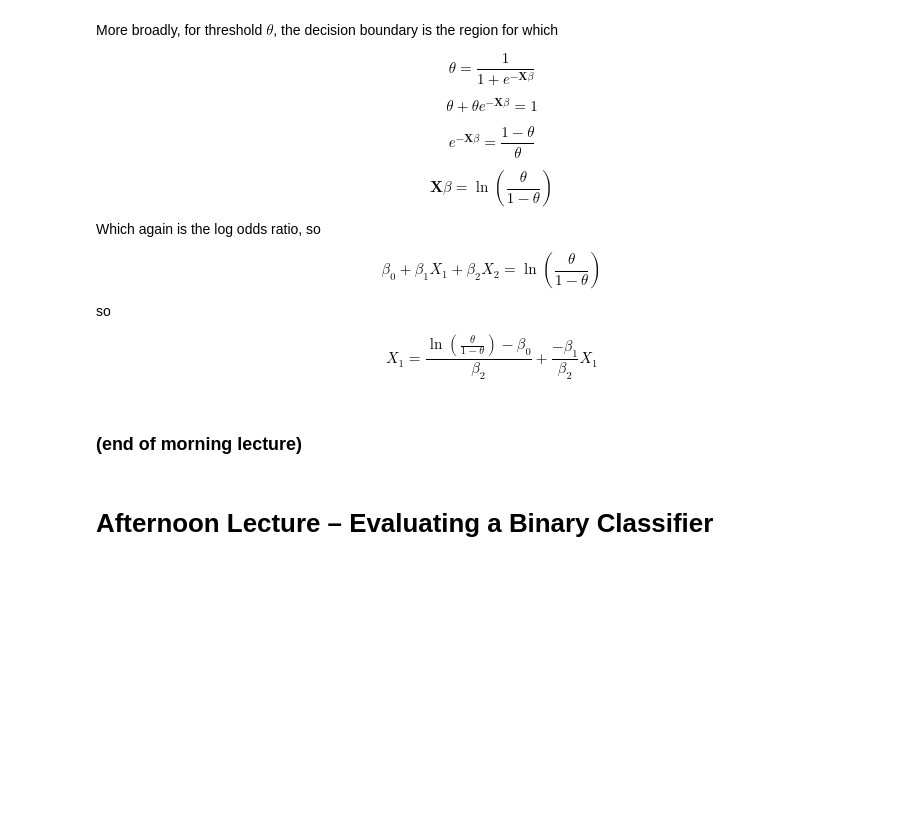
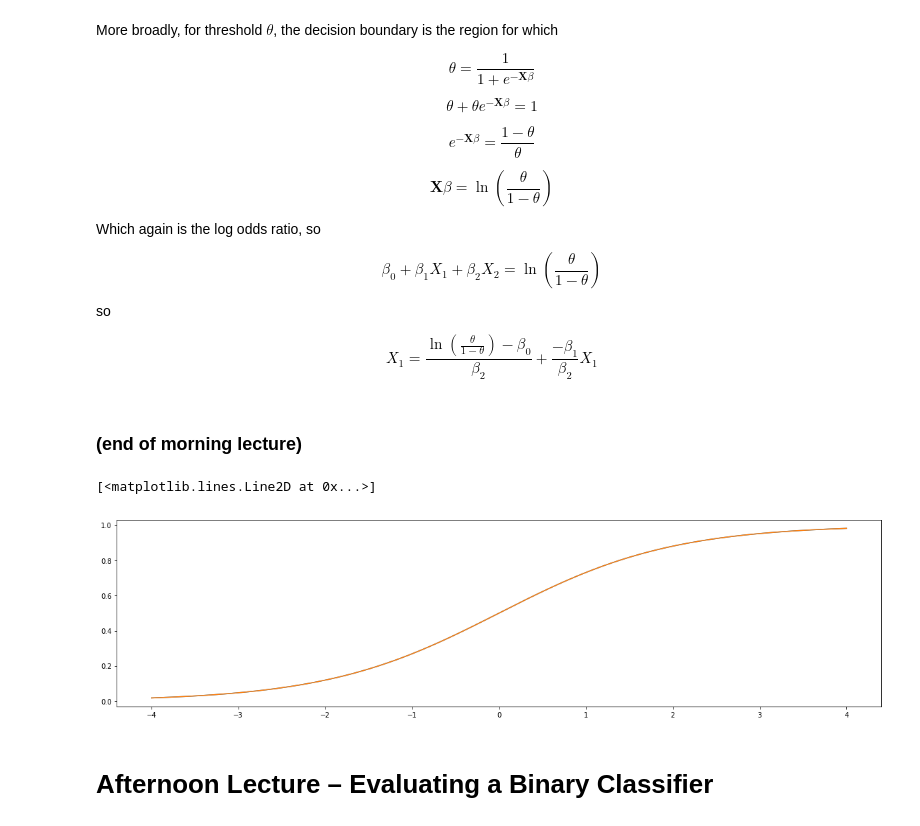
Before and after one commit to wmarshall484/DSI_LECTURES_2, a Jupyter notebook: logistic-regression/jack_bennetto/Logistic Regression.ipynb, the cells around one changed output. Saved outputs shown, nothing was run; the diff lists cells and outputs as text; code cells hidden in the pictures; blank space fills up the shorter version.

```diff
--- a/logistic-regression/jack_bennetto/Logistic Regression.ipynb
+++ b/logistic-regression/jack_bennetto/Logistic Regression.ipynb
@@ -346,3 +403,19 @@ plot_decision_boundary(X, y, model)
+# %%
+mu = 0.25
+fig, ax = plt.subplots(figsize=(20,5))
+xpts = np.linspace(-4, 4, 500)
+ypts = 1/(1 + np.exp(-xpts))
+
+n1 = np.exp(-(xpts-mu)**2)
+n2 = np.exp(-(xpts+mu)**2)
+
+ypts2 = n1 / (n1+n2)
+#ypts2 = np.exp(-xpts**2)
+ax.plot(xpts, ypts)
+ax.plot(xpts, ypts2)
+# %% [output]
+[<matplotlib.lines.Line2D at 0x...>]
+[figure, added]
 # %% [markdown]
 # Afternoon Lecture – Evaluating a Binary Classifier
 # %% [markdown]
```
Also changed, not shown: parts of 14 cells of this notebook.
